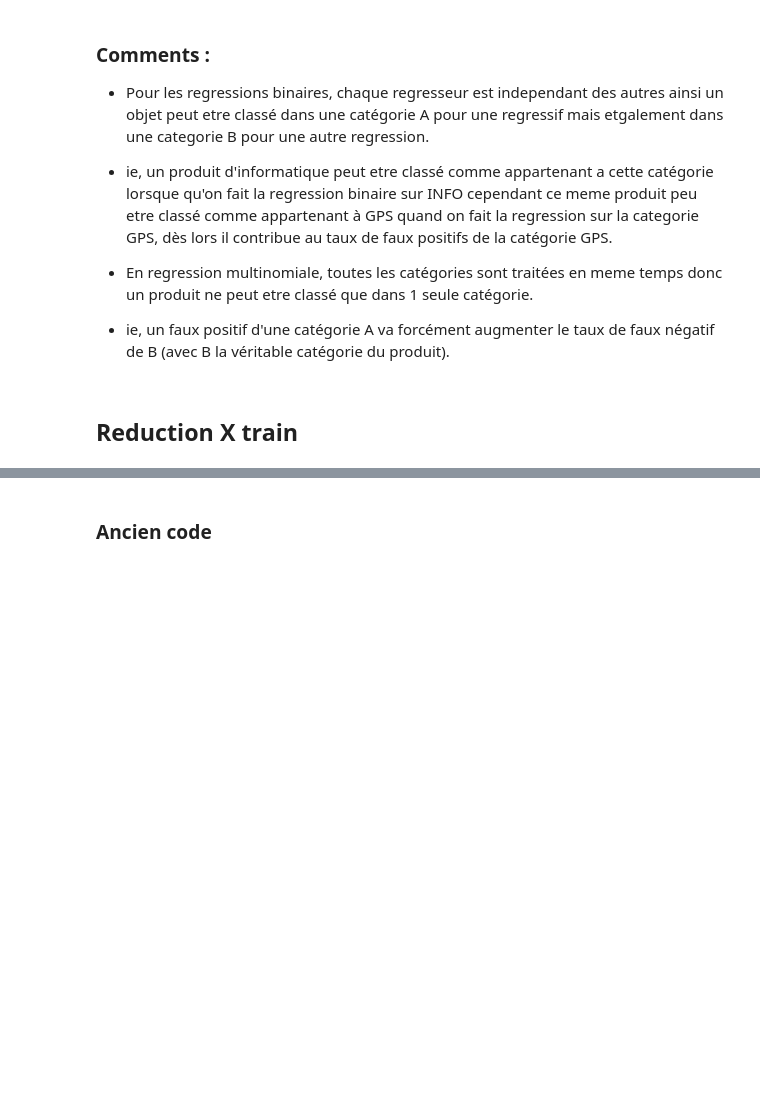
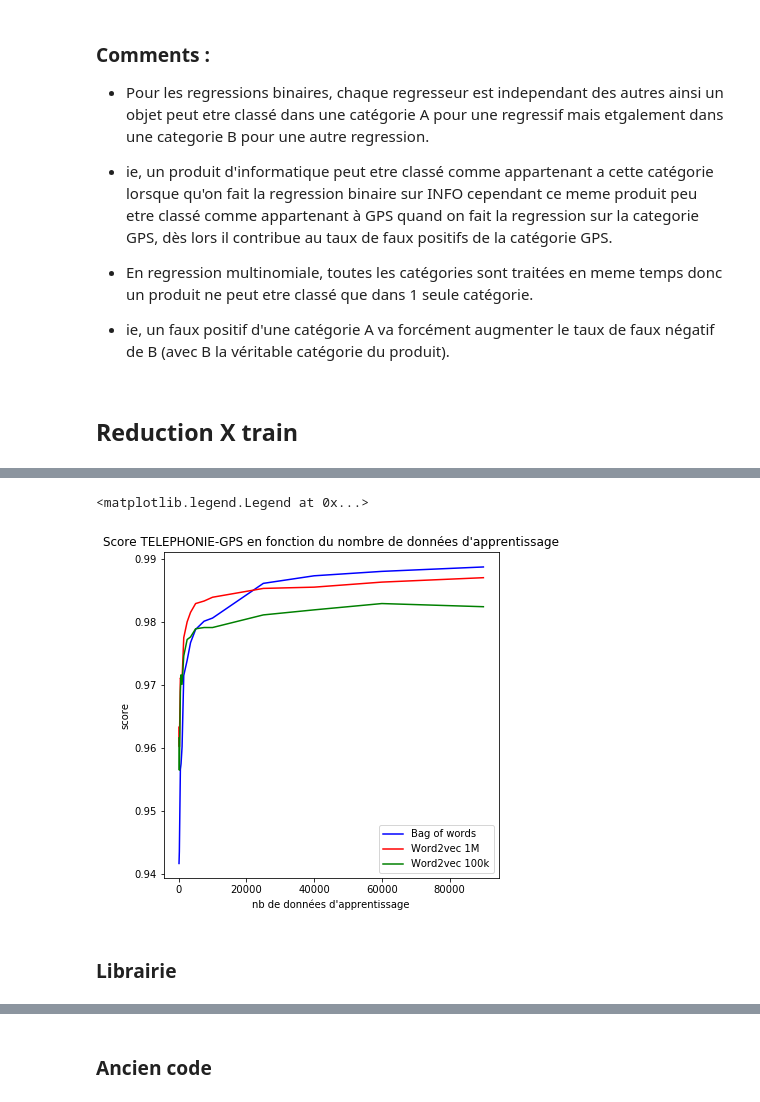
Before and after one commit to bguillouet/2020_4A_TEXTE, a Jupyter notebook: Classification.ipynb, the cells around one changed output, grey strips where cells are left out. Drawn from its saved outputs; the diff is of its cells as text; code cells hidden in the pictures; blank space fills up the shorter version.

```diff
--- a/Classification.ipynb
+++ b/Classification.ipynb
@@ -290,7 +290,7 @@ bar_plot_error(cat,err2)
 # %% [markdown]
 ## Reduction X train
 # %%
-def X_reduction(train_size, name_cat) :
+def X_reduction(train_size, name_cat, features) :
     score_list=[]
     score_vect=[]
     X_train, X_test, y_train, y_test = train_test_split(features, label_multi, test_size=0.1, random_state=42)
@@ -336,0 +378,14 @@ print(B)
+# %%
+plt.figure(figsize=(6,6))
+plt.plot(train_size,B,"b", label="Bag of words")
+plt.plot(train_size,D,"r", label="Word2vec 1M")
+plt.plot(train_size,F,"g", label="Word2vec 100k")
+plt.title("Score TELEPHONIE-GPS en fonction du nombre de données d'apprentissage")
+plt.xlabel("nb de données d'apprentissage")
+plt.ylabel("score")
+plt.legend()
+# %% [output]
+<matplotlib.legend.Legend at 0x...>
+[figure, added]
+# %% [markdown]
+### Librairie
```
Also changed, not shown: parts of 18 cells of this notebook, 1 other file.
